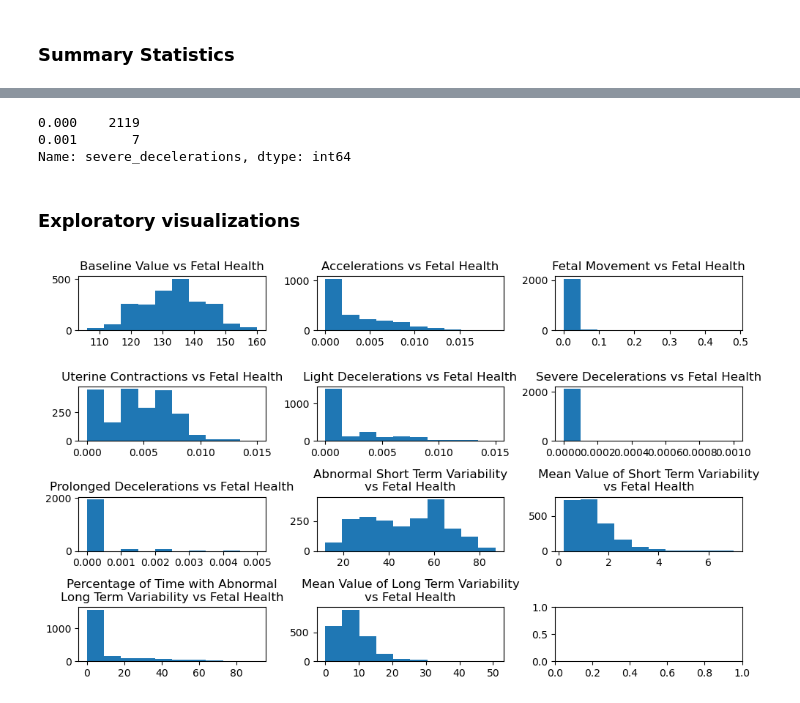
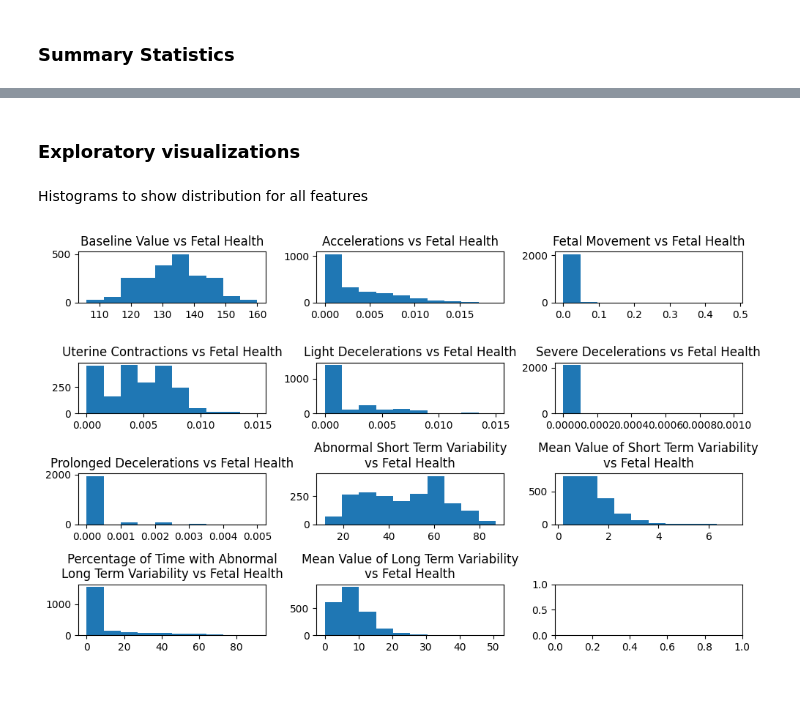
Before and after one commit to ivasslides/DS4021-Final-Project, a Jupyter notebook: Notebooks/descriptive.ipynb, the cells around one changed output, grey strips where cells are left out. Drawn from its saved outputs; the diff is of its cells as text; code cells hidden in the pictures.

```diff
--- a/Notebooks/descriptive.ipynb
+++ b/Notebooks/descriptive.ipynb
@@ -49,19 +39,15 @@ severe_decelerations: Mean = 0.0, SD = 0.0
 percentage_of_time_with_abnormal_long_term_variability: Mean = 9.847, SD = 18.397
 
 mean_value_of_long_term_variability: Mean = 8.188, SD = 5.628
-# %%
-X['severe_decelerations'].value_counts()
-# %% [output]
-0.000    2119
-0.001       7
-Name: severe_decelerations, dtype: int64
 # %% [markdown]
 ### Exploratory visualizations
+# %% [markdown]
+Histograms to show distribution for all features
 # %%
 # Histograms showing distribution for each feature
 fig, ax = plt.subplots(4, 3, figsize=(10, 6))
 
-ax[0,0].hist(X['baseline value'])
+ax[0,0].hist(X['baseline_value'])
 ax[0,0].set_title('Baseline Value vs Fetal Health')
 
 ax[0,1].hist(X['accelerations'])
@@ -71,31 +57,31 @@ ax[0,2].hist(X['fetal_movement'])
 ax[0,2].set_title('Fetal Movement vs Fetal Health')
 
 ax[1,0].hist(X['uterine_contractions'])
 ax[1,0].set_title('Uterine Contractions vs Fetal Health')
 
 ax[1,1].hist(X['light_decelerations'])
 ax[1,1].set_title('Light Decelerations vs Fetal Health')
 
 ax[1,2].hist(X['severe_decelerations'])
 ax[1,2].set_title('Severe Decelerations vs Fetal Health')
 
 ax[2,0].hist(X['prolongued_decelerations'])
 ax[2,0].set_title('Prolonged Decelerations vs Fetal Health')
 
 ax[2,1].hist(X['abnormal_short_term_variability'])
 ax[2,1].set_title('Abnormal Short Term Variability\nvs Fetal Health')
 
 ax[2,2].hist(X['mean_value_of_short_term_variability'])
 ax[2,2].set_title('Mean Value of Short Term Variability\nvs Fetal Health')
 
 ax[3,0].hist(X['percentage_of_time_with_abnormal_long_term_variability'])
 ax[3,0].set_title('Percentage of Time with Abnormal\nLong Term Variability vs Fetal Health')
 
 ax[3,1].hist(X['mean_value_of_long_term_variability'])
 ax[3,1].set_title('Mean Value of Long Term Variability\nvs Fetal Health')
 
 
 plt.tight_layout()
 plt.show()
 # %% [output]
-[figure, old version]
+[figure, new version]
```
Also changed, not shown: parts of 11 cells of this notebook, 4 other files.
